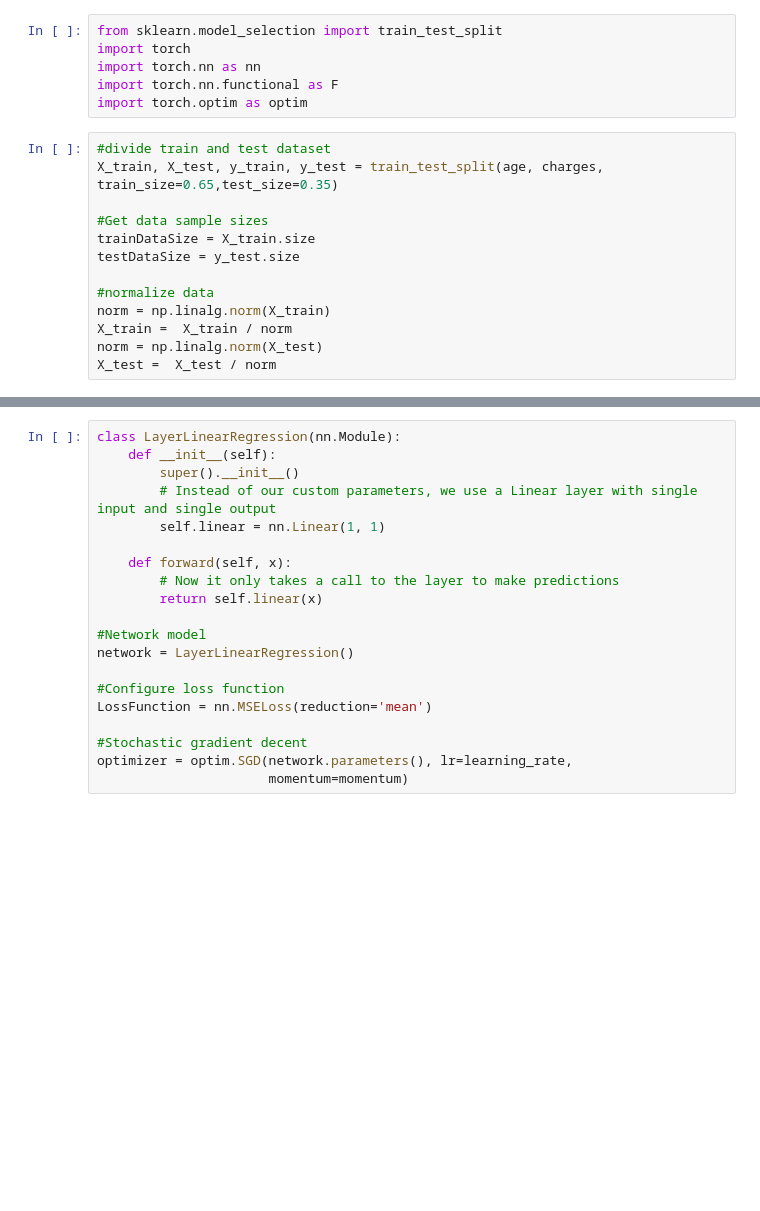
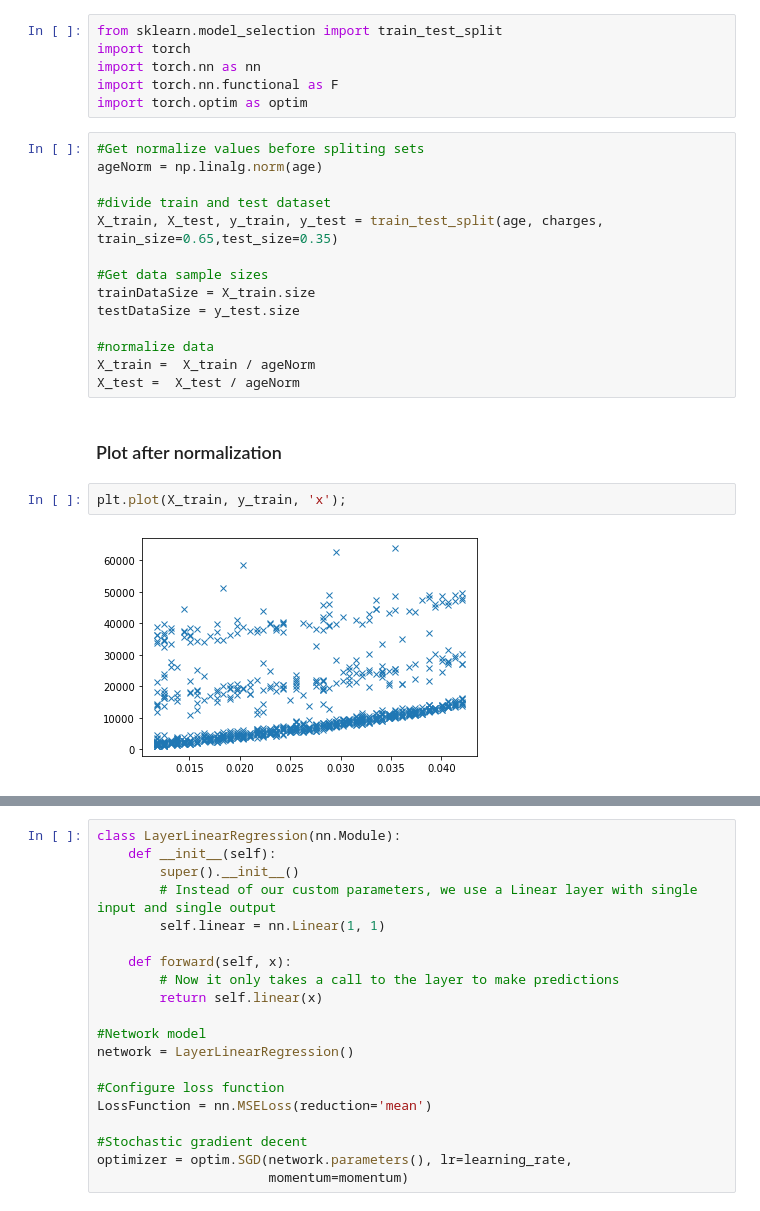
Before and after one commit to eon129/pytorch_tests, a Jupyter notebook: LinearExample.ipynb, the cells around one changed output, grey strips where cells are left out. Saved outputs shown, nothing was run; the diff lists cells and outputs as text; blank space fills up the shorter version.

```diff
--- a/LinearExample.ipynb
+++ b/LinearExample.ipynb
@@ -66,6 +67,9 @@ import torch.nn as nn
 import torch.nn.functional as F
 import torch.optim as optim
 # %%
+#Get normalize values before spliting sets
+ageNorm = np.linalg.norm(age)
+
 #divide train and test dataset
 X_train, X_test, y_train, y_test = train_test_split(age, charges, train_size=0.65,test_size=0.35)
 
@@ -74,7 +78,11 @@ trainDataSize = X_train.size
 testDataSize = y_test.size
 
 #normalize data
-norm = np.linalg.norm(X_train)
-X_train =  X_train / norm
-norm = np.linalg.norm(X_test)
-X_test =  X_test / norm
+X_train =  X_train / ageNorm
+X_test =  X_test / ageNorm
+# %% [markdown]
+### Plot after normalization
+# %%
+plt.plot(X_train, y_train, 'x');
+# %% [output]
+[figure, added]
```
Also changed, not shown: parts of 12 cells of this notebook.
